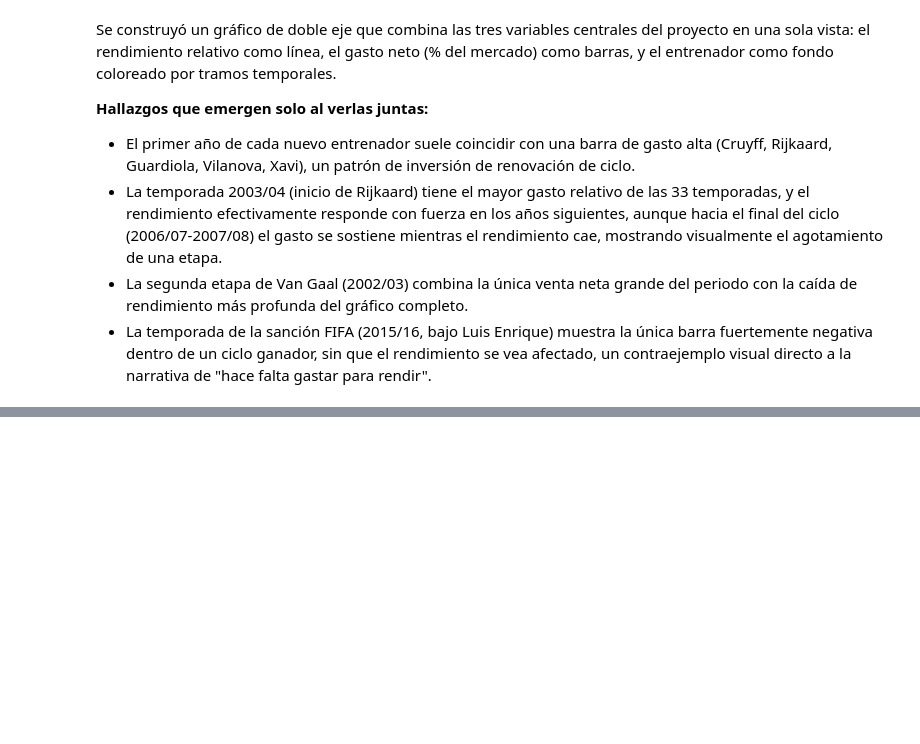
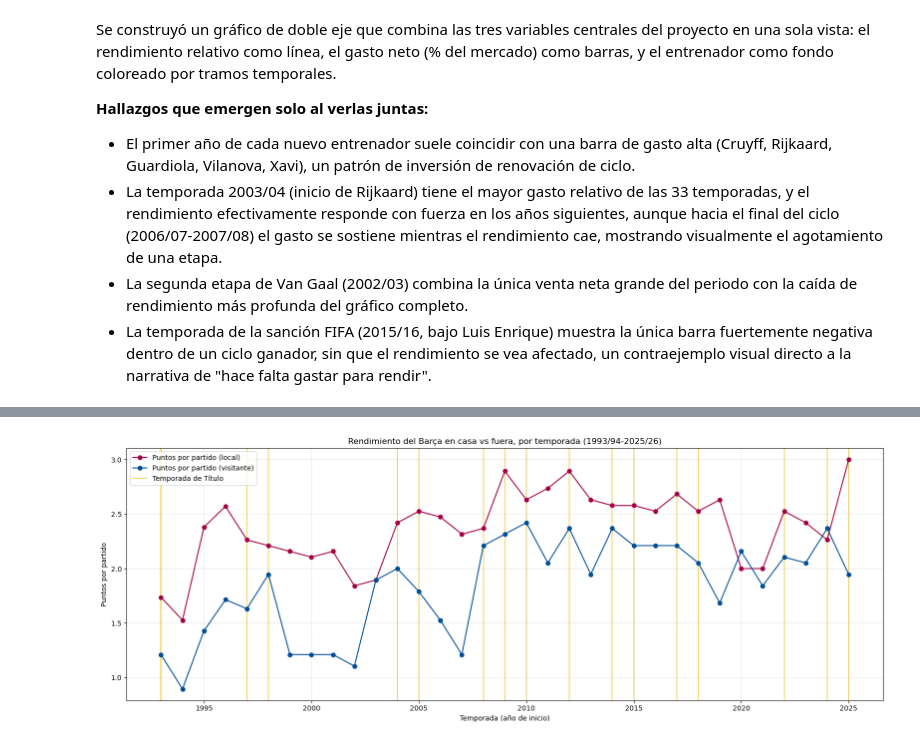
Before and after one commit to albertone448/always-barca, a Jupyter notebook: notebooks/02_analisis_rendimiento.ipynb, the cells around one changed output, grey strips where cells are left out. Cells and saved outputs as stored; diff of their text form; code cells hidden in the pictures; blank space fills up the shorter version.

```diff
--- a/notebooks/02_analisis_rendimiento.ipynb
+++ b/notebooks/02_analisis_rendimiento.ipynb
@@ -376,0 +448,12 @@ A lo largo de este notebook se definieron las métricas de rendimiento (`rendimi
+# %%
+rendimiento_condicion = partidos.groupby(['temporada', 'condicion']).agg(
+    partidos_jugados=('resultado', 'count'),
+    puntos=('puntos', 'sum'),
+    goles_favor=('goles_barca', 'sum'),
+    goles_contra=('goles_rival', 'sum')
+).reset_index()
+
+rendimiento_condicion['diferencia_gol'] = rendimiento_condicion['goles_favor'] - rendimiento_condicion['goles_contra']
+rendimiento_condicion['puntos_por_partido'] = rendimiento_condicion['puntos'] / rendimiento_condicion['partidos_jugados']
+
+rendimiento_condicion.head(10)
@@ -376,0 +472,7 @@ A lo largo de este notebook se definieron las métricas de rendimiento (`rendimi
+# %%
+brecha = rendimiento_condicion.pivot(index='temporada', columns='condicion', values='puntos_por_partido')
+brecha['brecha_local_visitante'] = brecha['local'] - brecha['visitante']
+brecha = brecha.merge(df_maestro[['temporada', 'anio_inicio', 'entrenador_principal']], on='temporada')
+brecha = brecha.sort_values('anio_inicio').reset_index(drop=True)
+
+brecha.head(10)
@@ -376,0 +491,21 @@ A lo largo de este notebook se definieron las métricas de rendimiento (`rendimi
+# %%
+fig, ax = plt.subplots(figsize=(16, 6))
+ax.plot(brecha['anio_inicio'], brecha['local'], marker='o', color='#a50044', label='Puntos por partido (local)')
+ax.plot(brecha['anio_inicio'], brecha['visitante'], marker='o', color='#004d98', label='Puntos por partido (visitante)')
+
+anios_titulo = df_maestro[df_maestro['categoria_temporada'] == 'Título']['anio_inicio']
+for anio in anios_titulo:
+    ax.axvline(anio, color='#edbb00', linewidth=1.5, alpha=0.6, zorder=1)
+
+ax.axvline(anios_titulo.iloc[0], color='#edbb00', linewidth=1.5, alpha=0.6, zorder=1, label='Temporada de Título')
+
+ax.set_xlabel('Temporada (año de inicio)')
+ax.set_ylabel('Puntos por partido')
+ax.set_title('Rendimiento del Barça en casa vs fuera, por temporada (1993/94-2025/26)')
+ax.legend()
+ax.grid(True, alpha=0.3)
+plt.tight_layout()
+fig.savefig('../reports/figures/local_vs_visitante.png', dpi=150, bbox_inches='tight')
+plt.show()
+# %% [output]
+[figure, added]
```
Also changed, not shown: parts of 16 cells of this notebook, 5 other files.
